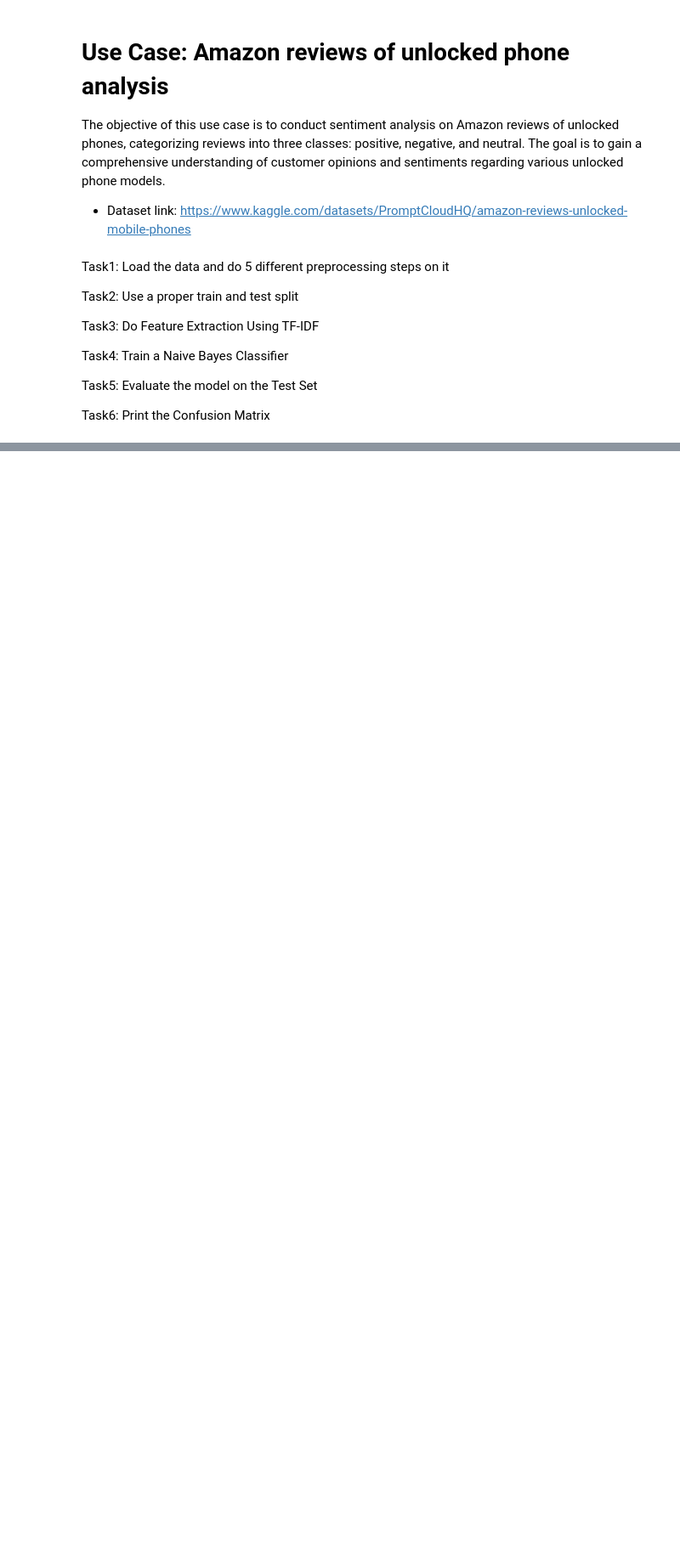
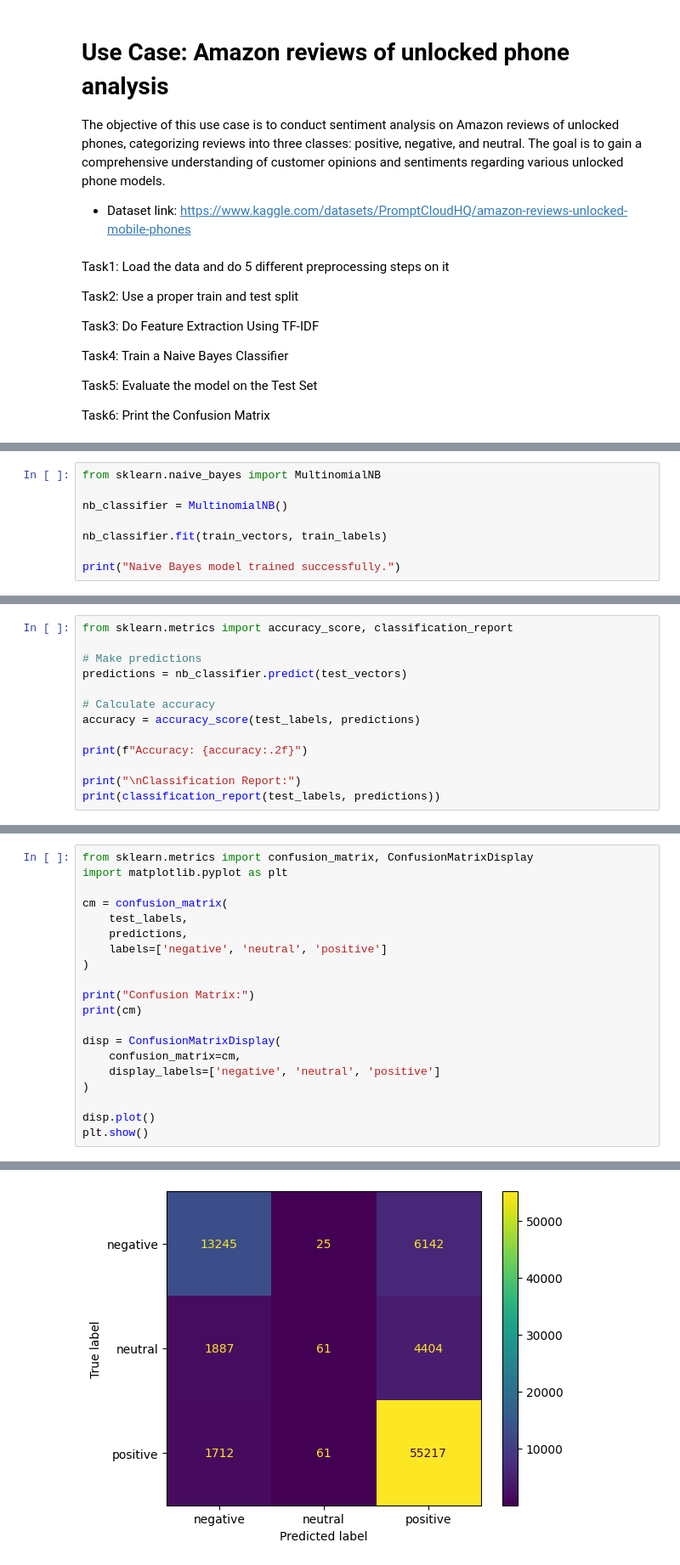
Before and after one commit to hebaOrhb/NLP_Lab4, a Jupyter notebook: Lab4_Classification_and_evaluation.ipynb, the cells around one changed output, grey strips where cells are left out. Shown at 85% size. Saved outputs shown, nothing was run; the diff lists cells and outputs as text; blank space fills up the shorter version.

```diff
--- a/Lab4_Classification_and_evaluation.ipynb
+++ b/Lab4_Classification_and_evaluation.ipynb
@@ -175,0 +263,8 @@ Task6: Print the Confusion Matrix
+# %%
+from sklearn.naive_bayes import MultinomialNB
+
+nb_classifier = MultinomialNB()
+
+nb_classifier.fit(train_vectors, train_labels)
+
+print("Naive Bayes model trained successfully.")
@@ -175,0 +275,13 @@ Task6: Print the Confusion Matrix
+# %%
+from sklearn.metrics import accuracy_score, classification_report
+
+# Make predictions
+predictions = nb_classifier.predict(test_vectors)
+
+# Calculate accuracy
+accuracy = accuracy_score(test_labels, predictions)
+
+print(f"Accuracy: {accuracy:.2f}")
+
+print("\nClassification Report:")
+print(classification_report(test_labels, predictions))
@@ -175,0 +303,21 @@ Task6: Print the Confusion Matrix
+# %%
+from sklearn.metrics import confusion_matrix, ConfusionMatrixDisplay
+import matplotlib.pyplot as plt
+
+cm = confusion_matrix(
+    test_labels,
+    predictions,
+    labels=['negative', 'neutral', 'positive']
+)
+
+print("Confusion Matrix:")
+print(cm)
+
+disp = ConfusionMatrixDisplay(
+    confusion_matrix=cm,
+    display_labels=['negative', 'neutral', 'positive']
+)
+
+disp.plot()
+plt.show()
+# %% [output]
@@ -175,0 +328 @@ Task6: Print the Confusion Matrix
+[figure, added]
```
Also changed, not shown: parts of 12 cells of this notebook.
